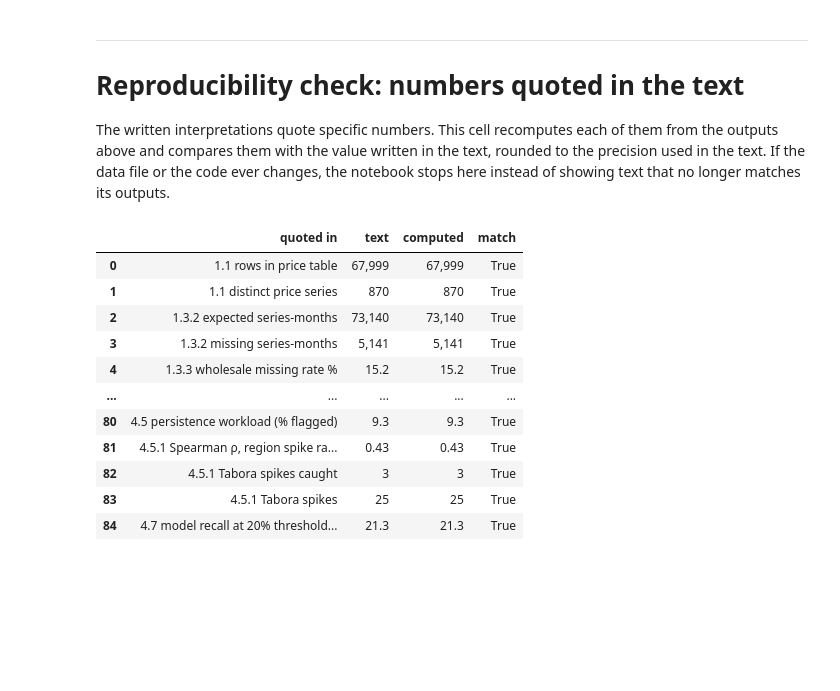
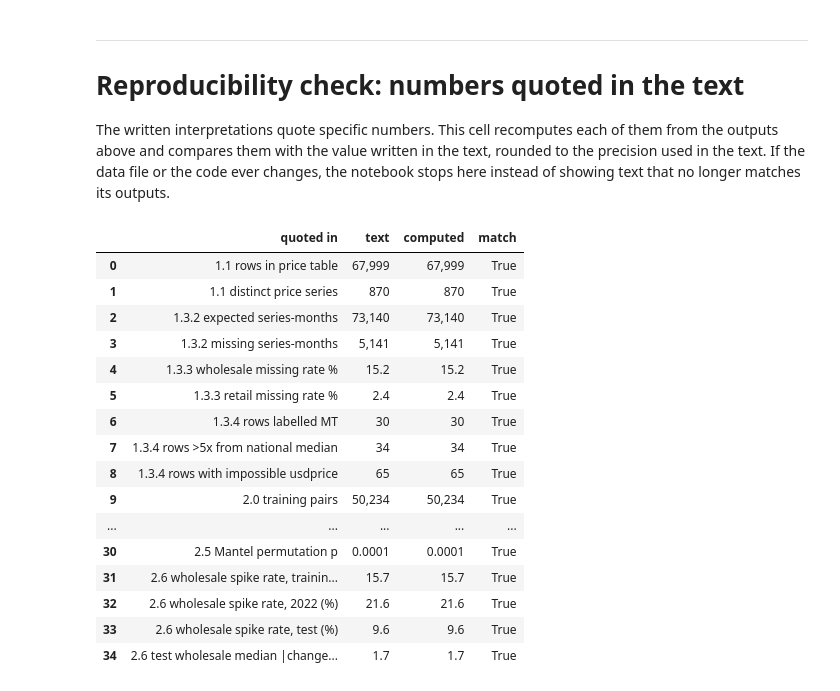
Before and after one commit to Shambhavi-DSAI2006/tanzania-food-price-spikes, a Jupyter notebook: Shambhavi_MiniProject.ipynb, the cells around one changed output. Drawn from its saved outputs; the diff is of its cells as text; code cells hidden in the pictures; blank space fills up the shorter version.

```diff
--- a/Shambhavi_MiniProject.ipynb
+++ b/Shambhavi_MiniProject.ipynb
@@ -2810,16 +1356,0 @@ The final model's settings are re-trained with the spike defined at 5%, 15% and
-# %%
-sens_rows = []
-for thr in [0.05, 0.10, 0.15, 0.20]:
-    y_fit = (final_fit["change"] > thr).astype(int)
-    m = FINAL["make"]().fit(final_fit[cols], y_fit)
-    te = test_df.assign(spike=(test_df["change"] > thr).astype(int))
-    s = m.predict_proba(te[cols])[:, 1]
-    share = BUDGET if thr == 0.10 else float((train_df.loc[train_df["pricetype"] == "Wholesale", "change"] > thr).mean())
-    f = budget_flags(te, s, share)
-    pers = (te["chg_lag1"].fillna(0) > thr).to_numpy()
-    sens_rows.append({"spike threshold": f"> {thr:.0%}", "test spike rate (%)": 100 * te["spike"].mean(), "budget (%)": 100 * share,
-                      "ROC-AUC": roc_auc_score(te["spike"], s), "PR-AUC lift": average_precision_score(te["spike"], s) / te["spike"].mean(),
-                      "model recall (%)": 100 * recall_score(te["spike"], f), "model precision (%)": 100 * precision_score(te["spike"], f, zero_division=0),
-                      "persistence recall (%)": 100 * recall_score(te["spike"], pers)})
-sensitivity = pd.DataFrame(sens_rows).set_index("spike threshold")
-sensitivity.round(2)
@@ -2947,86 +1386,41 @@ quoted = [   # (where it is quoted, value in the text, value computed now, decim
     ("2.2  median long-run trend per series (%/yr)",      0.3, 100 * trend.median(), 1),
     ("2.2  alerts per 100 wholesale series at 10%",        16, decision_table.loc["> 10%", "alerts per 100 wholesale series per month"], 0),
     ("2.2  alerts per 100 wholesale series at 5%",         28, decision_table.loc["> 5%", "alerts per 100 wholesale series per month"], 0),
     ("2.2  >10% jumps still ≥10% higher after 3m (%)",     66, decision_table.loc["> 10%", "flagged jumps still ≥10% higher after 3 months (%)"], 0),
     ("2.2  >5% jumps still ≥10% higher after 3m (%)",      58, decision_table.loc["> 5%", "flagged jumps still ≥10% higher after 3 months (%)"], 0),
     ("2.2  lasting rises caught at 10% (%)",               32, decision_table.loc["> 10%", "lasting rises that began with such a jump (%)"], 0),
     ("2.2  lasting rises caught at 20% (%)",               12, decision_table.loc["> 20%", "lasting rises that began with such a jump (%)"], 0),
     ("2.5  missing gap wholesale − retail (points)",     12.7, dep.loc["Missing-month rate: wholesale − retail (points)", "estimate"], 1),
     ("2.5  spike gap after spike − none (points)",        9.7, dep.loc["Spike rate: after a spike − after none (points)", "estimate"], 1),
     ("2.5  Mantel permutation p",                      0.0001, p_mantel, 4),
     ("2.6  wholesale spike rate, training (%)",          15.7, 100 * shift.loc[("train", "Wholesale"), "spike_rate"], 1),
     ("2.6  wholesale spike rate, 2022 (%)",              21.6, 100 * shift.loc[("check_2022", "Wholesale"), "spike_rate"], 1),
     ("2.6  wholesale spike rate, test (%)",               9.6, 100 * shift.loc[("test", "Wholesale"), "spike_rate"], 1),
     ("2.6  test wholesale median |change| (%)",           1.7, 100 * shift.loc[("test", "Wholesale"), "median_abs_change"], 1),
-    ("3.1  series with MAD = 0 (series-level rule)",       141, n_mad0, 0),
-    ("3.1  rows flagged by the series-level rule",       1_404, int((M_series.abs() > 3.5).sum()), 0),
-    ("3.1  Geita sunflower oil: ratio to national median", 2.4, np.exp(geita["log_peer_ratio"].median()), 1),
-    ("3.1  Geita sunflower oil: months with |level| > 3.5",  60, int((geita["M_level"].abs() > 3.5).sum()), 0),
-    ("3.1  Geita sunflower oil: months flagged",              0, int(geita["outlier"].sum()), 0),
-    ("3.1  prices flagged as sudden departures",           226, int(flagged["outlier"].sum()), 0),
-    ("3.1  training labels removed by cleaning",           355, len(before) - len(after), 0),
-    ("3.1  2022 labels removed by cleaning (%)",           0.6, removed.loc["check_2022", "removed (%)"], 1),
-    ("3.1  test labels removed by cleaning (%)",           0.4, removed.loc["test", "removed (%)"], 1),
-    ("3.1  spike rate after cleaning (%)",               11.80, 100 * (after > 0.10).mean(), 2),
-    ("3.1  std of change after cleaning (%)",             11.8, 100 * after.std(), 1),
-    ("3.2  training rows in modelling table",           49_879, len(train_df), 0),
-    ("3.3  training rows with a missing feature (%)",     14.7, 100 * any_missing.mean(), 1),
-    ("3.3  scale change of mkt_spike_rate_3m if leaked (%)", 33, learned.loc["mkt_spike_rate_3m", "scale change if leaked (%)"], 0),
-    ("3.4  spike rate after a >21% fall (%)",             25.0, bands_tbl["chg_lag1"]["spike rate (%)"].iloc[0], 1),
-    ("3.4  spike rate when price unchanged (%)",           5.0, bands_tbl["chg_lag1"]["spike rate (%)"].iloc[4], 1),
-    ("3.4  spike rate after a >8.5% rise (%)",            20.2, bands_tbl["chg_lag1"]["spike rate (%)"].iloc[-1], 1),
-    ("3.4  information gain, MDLP bands (bits)",        0.0257, ig_table.loc["chg_lag1", "entropy (MDLP)"], 4),
-    ("3.4  largest correlation between features",         0.73, offdiag.max().max(), 2),
-    ("3.4  components for 90% of variance",                  7, k90, 0),
-    ("4.2  best tree CV PR-AUC",                         0.209, summary["cv_AP"].max(), 3),
-    ("4.2  chosen tree CV PR-AUC",                       0.201, chosen["cv_AP"], 3),
-    ("4.2  chosen tree, variant A CV PR-AUC",            0.180, va.loc["A: all training data", "cv_AP"], 3),
-    ("4.3  random forest CV PR-AUC",                     0.271, comparison.loc["random forest", "PR_AUC"], 3),
-    ("4.3  persistence CV PR-AUC",                       0.142, comparison.loc["persistence: spike last month", "PR_AUC"], 3),
-    ("4.3  forest − tree (CV PR-AUC)",                   0.070, tests.loc["decision tree", "mean difference in PR-AUC"], 3),
-    ("4.3  forest − Naive Bayes (CV PR-AUC)",            0.059, tests.loc["Naive Bayes", "mean difference in PR-AUC"], 3),
-    ("4.5  test recall, final model (%)",                 35.4, res_test.loc["final model — monthly budget", "recall (%)"], 1),
-    ("4.5  test precision, final model (%)",              21.1, res_test.loc["final model — monthly budget", "precision (%)"], 1),
-    ("4.5  test recall, persistence (%)",                 17.4, res_test.loc["persistence baseline", "recall (%)"], 1),
-    ("4.5  test ROC-AUC, final model",                   0.677, res_test.loc["final model — monthly budget", "ROC-AUC"], 3),
-    ("4.5  test spikes caught",                            269, res_test.loc["final model — monthly budget", "TP"], 0),
-    ("4.5  test accuracy, lazy model (%)",                90.5, res_test.loc["lazy baseline", "accuracy (%)"], 1),
-    ("4.5  test flagged with fixed cut-off (%)",           5.6, res_test.loc["final model — fixed CV cut-off", "flagged (%)"], 1),
-    ("4.5  2022 wholesale precision (%)",                 33.9, res_check_w.loc["final model — monthly budget", "precision (%)"], 1),
-    ("4.5  2022 retail recall (%)",                       26.3, res_check_r.loc["final model — monthly budget", "recall (%)"], 1),
-    ("4.5.1 recall, Tabora (%)",                            12, by_region.loc["Tabora", "recall (%)"], 0),
-    ("4.5.1 recall, Kigoma (%)",                            51, by_region.loc["Kigoma", "recall (%)"], 0),
-    ("4.5.1 recall, prices unchanged ≥3 months (%)",        18, tt.groupby("price unchanged ≥ 3 months")[["spike", "score", "flag"]].apply(grp_metrics).loc[True, "recall (%)"], 0),
-    ("4.6  readable tree: maize + national rise (%)",     33.0, leaves["spike rate (%)"].max(), 1),
-    ("4.3  forest CV PR-AUC, 50 trees",                    0.270, rf_check.loc[0, "cv PR-AUC"], 3),
-    ("4.3  forest CV PR-AUC, 600 trees",                   0.272, rf_check.loc[3, "cv PR-AUC"], 3),
-    ("4.3  forest CV PR-AUC, 50% of features",             0.260, rf_check.loc[5, "cv PR-AUC"], 3),
-    ("4.5  same workload: model recall (%)",              24.2, same_load.loc[("TEST 2023–26 wholesale", "persistence"), "model recall (%)"], 1),
-    ("4.5  same workload: model precision (%)",           24.0, same_load.loc[("TEST 2023–26 wholesale", "persistence"), "model precision (%)"], 1),
-    ("4.5  persistence workload (% flagged)",              9.3, same_load.loc[("TEST 2023–26 wholesale", "persistence"), "flagged (%)"], 1),
-    ("4.5.1 Spearman ρ, region spike rate vs recall",     0.43, rho_reg.statistic, 2),
-    ("4.5.1 Tabora spikes caught",                           3, by_region.loc["Tabora", "spikes caught"], 0),
-    ("4.5.1 Tabora spikes",                                 25, by_region.loc["Tabora", "spikes"], 0),
-    ("4.7  model recall at 20% threshold (%)",            21.3, sensitivity.loc["> 20%", "model recall (%)"], 1),
 ]
 check = pd.DataFrame(quoted, columns=["quoted in", "text", "computed", "decimals"])
 check["match"] = [round(float(c), int(d)) == round(float(t), int(d)) for t, c, d in zip(check["text"], check["computed"], check["decimals"])]
 fmt = lambda v, d: f"{float(v):,.{int(d)}f}"
 check["text"] = [fmt(t, d) for t, d in zip(check["text"], check["decimals"])]
 check["computed"] = [fmt(c, d) for c, d in zip(check["computed"], check["decimals"])]
 display(check.drop(columns="decimals"))
 assert check["match"].all(), "A number quoted in the text no longer matches the computed output: update the text."
 print(f"All {len(check)} quoted numbers match the outputs.")
 # %% [output]
 |  | quoted in | text | computed | match |
 | 0 | 1.1 rows in price table | 67,999 | 67,999 | True |
 | 1 | 1.1 distinct price series | 870 | 870 | True |
 | 2 | 1.3.2 expected series-months | 73,140 | 73,140 | True |
 | 3 | 1.3.2 missing series-months | 5,141 | 5,141 | True |
 | 4 | 1.3.3 wholesale missing rate % | 15.2 | 15.2 | True |
+| 5 | 1.3.3 retail missing rate % | 2.4 | 2.4 | True |
+| 6 | 1.3.4 rows labelled MT | 30 | 30 | True |
+| 7 | 1.3.4 rows >5x from national median | 34 | 34 | True |
+| 8 | 1.3.4 rows with impossible usdprice | 65 | 65 | True |
+| 9 | 2.0 training pairs | 50,234 | 50,234 | True |
 | ... | ... | ... | ... | ... |
-| 80 | 4.5 persistence workload (% flagged) | 9.3 | 9.3 | True |
-| 81 | 4.5.1 Spearman ρ, region spike ra... | 0.43 | 0.43 | True |
-| 82 | 4.5.1 Tabora spikes caught | 3 | 3 | True |
-| 83 | 4.5.1 Tabora spikes | 25 | 25 | True |
-| 84 | 4.7 model recall at 20% threshold... | 21.3 | 21.3 | True |
+| 30 | 2.5 Mantel permutation p | 0.0001 | 0.0001 | True |
+| 31 | 2.6 wholesale spike rate, trainin... | 15.7 | 15.7 | True |
+| 32 | 2.6 wholesale spike rate, 2022 (%) | 21.6 | 21.6 | True |
+| 33 | 2.6 wholesale spike rate, test (%) | 9.6 | 9.6 | True |
+| 34 | 2.6 test wholesale median |change... | 1.7 | 1.7 | True |
```
Also changed, not shown: parts of 81 cells of this notebook.
